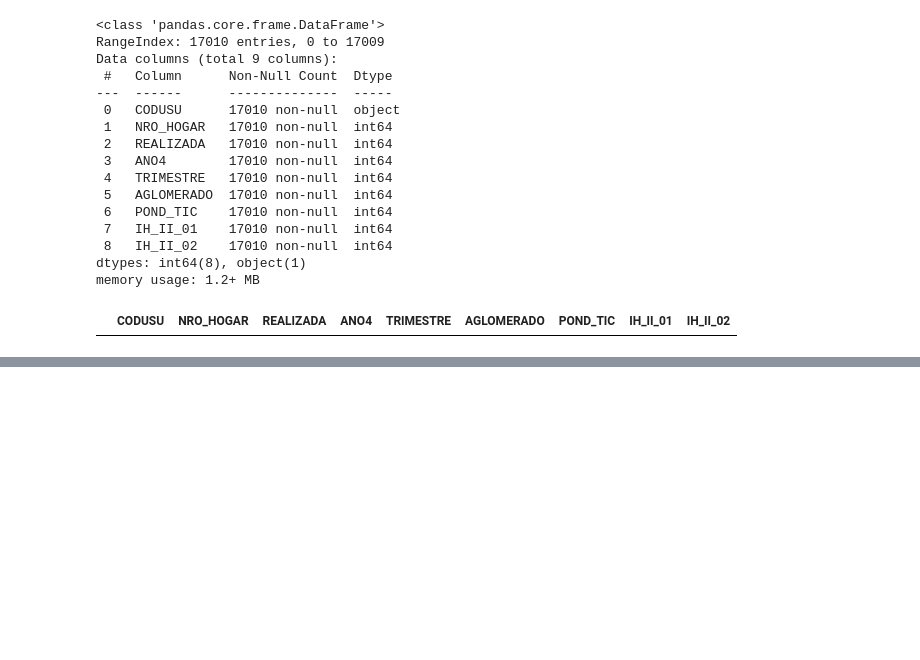
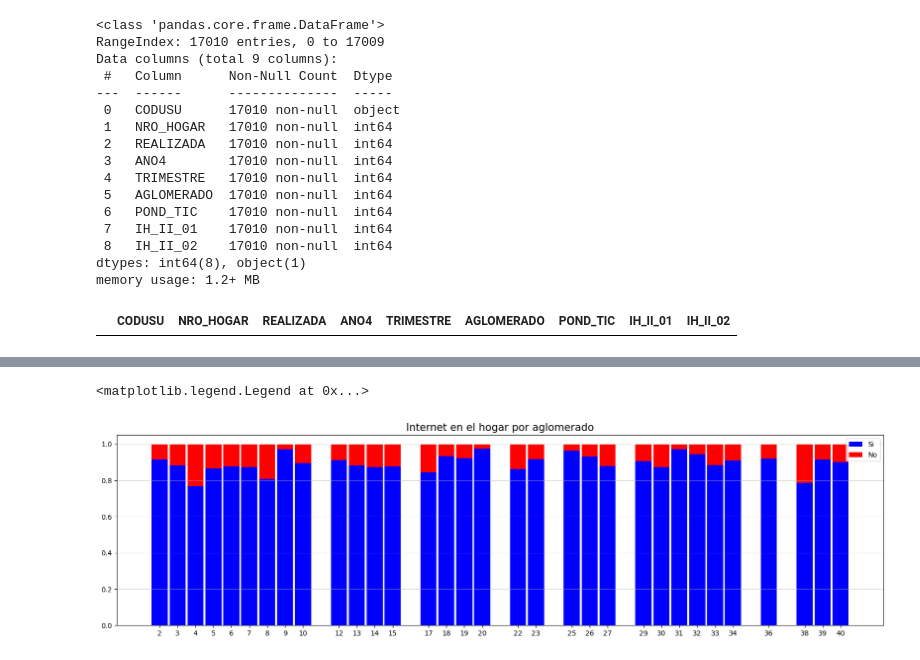
Before and after one commit to marcosbutti/Conectividad, a Jupyter notebook: Acceso a tecnologías.ipynb, the cells around one changed output, grey strips where cells are left out. Drawn from its saved outputs; the diff is of its cells as text; code cells hidden in the pictures; blank space fills up the shorter version.

```diff
--- a/Acceso a tecnologías.ipynb
+++ b/Acceso a tecnologías.ipynb
@@ -71,0 +199,3 @@ plt.show()
+# %%
+internet_aglomerado = datah.groupby(["AGLOMERADO","IH_II_02"]).count()
+internet_aglomerado
@@ -71,0 +217,5 @@ plt.show()
+# %%
+internet_aglomerado = internet_aglomerado.reset_index()
+# %%
+internet_aglomerado.set_index("AGLOMERADO", inplace=True)
+internet_aglomerado.index
@@ -71,0 +248,19 @@ plt.show()
+# %%
+b1 = internet_aglomerado.CODUSU.loc[internet_aglomerado.IH_II_02 ==1]
+c1 = internet_aglomerado.CODUSU.loc[internet_aglomerado.IH_II_02 ==2]
+totales1 = b1+c1
+
+e1 = b1/totales1
+f1 = c1/totales1
+
+fig4, ax4 = plt.subplots(figsize=(20,5))
+ax4.bar(b1.index,e1, width=0.9, color="blue", tick_label=b1.index, label="Si")
+ax4.bar(b1.index,f1, bottom=e1, width=0.9, color="red", label="No")
+ax4.grid(axis='y', alpha=0.5)
+
+
+plt.title("Internet en el hogar por aglomerado", fontsize=15)
+plt.legend()
+# %% [output]
+<matplotlib.legend.Legend at 0x...>
+[figure, added]
```
Also changed, not shown: parts of 14 cells of this notebook.
